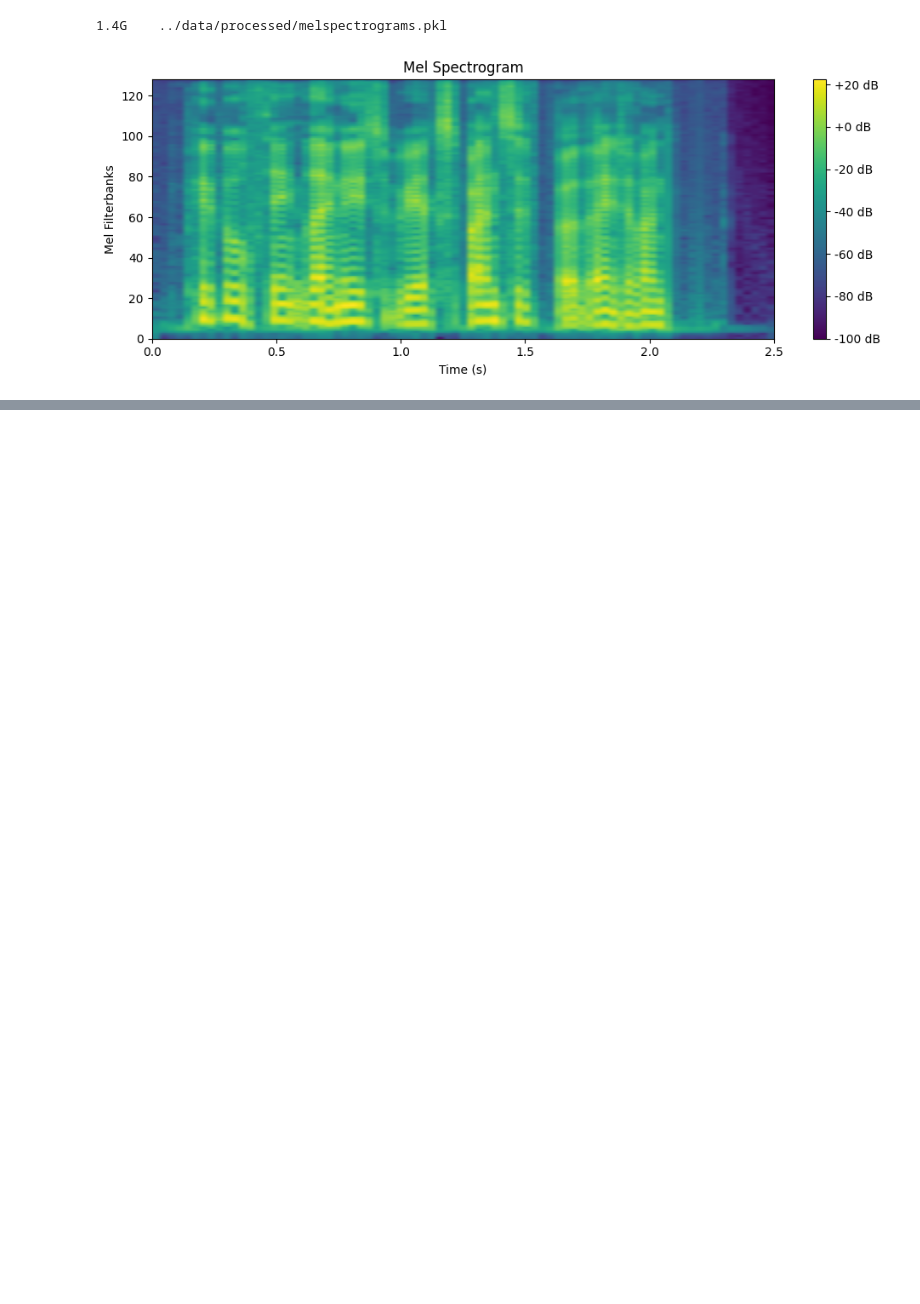
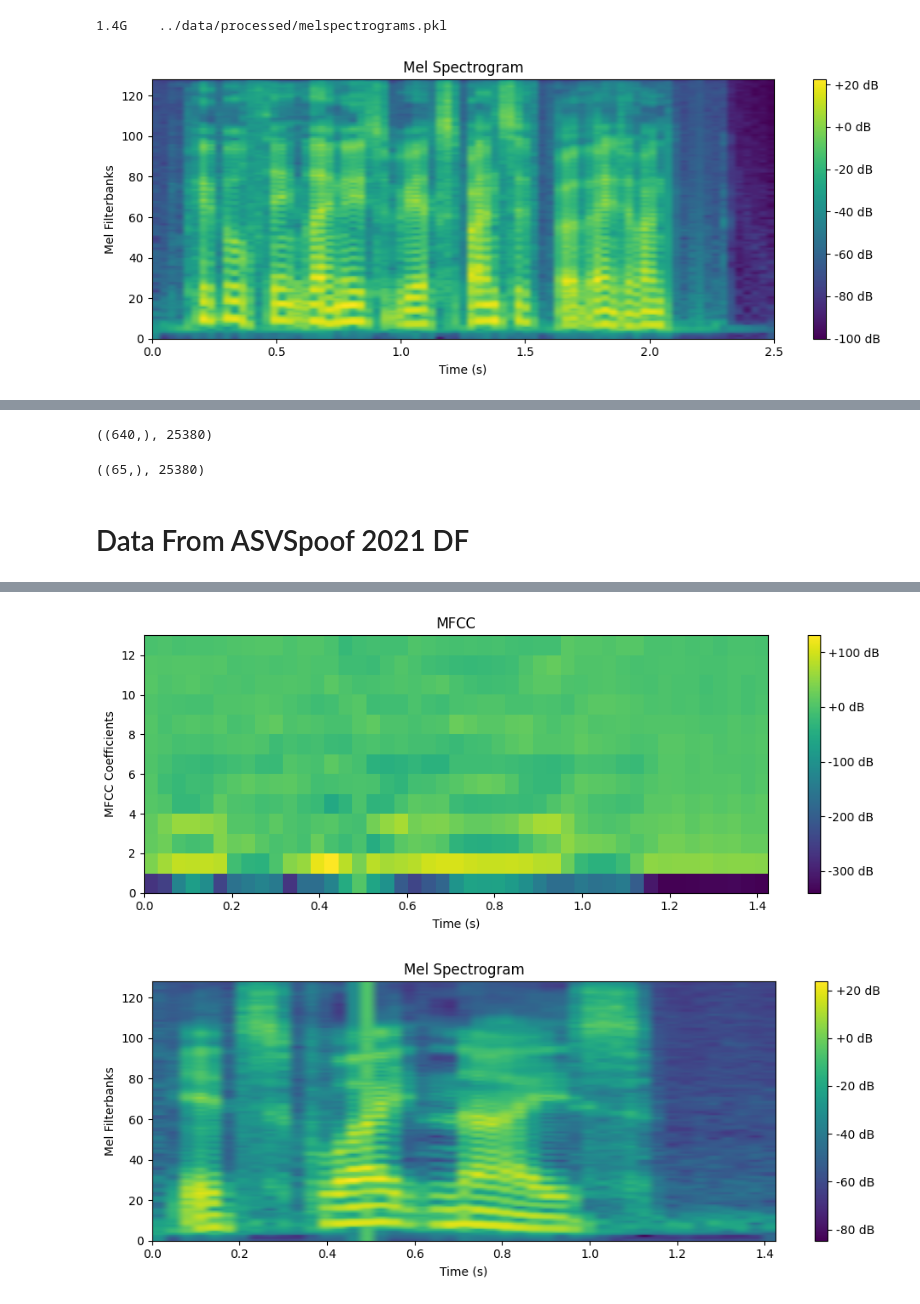
Before and after one commit to VictorBeraldo/audio_symbolic_regression, a Jupyter notebook: notebooks/dataprep.ipynb, the cells around one changed output, grey strips where cells are left out. Cells and saved outputs as stored; diff of their text form; code cells hidden in the pictures; blank space fills up the shorter version.

Commit message:
feat: compute and store extracted audio features mfcc for validation and test data

```diff
--- a/notebooks/dataprep.ipynb
+++ b/notebooks/dataprep.ipynb
@@ -125,0 +143,56 @@ Error:
+# %%
+filterbanks_features_list[0]['features'].shape, len(filterbanks_features_list)
+# %% [output]
+((640,), 25380)
+# %%
+mfcc_features_list[0]['features'].shape, len(mfcc_features_list)
+# %% [output]
+((65,), 25380)
+# %% [markdown]
+# Data From ASVSpoof 2021 DF
+# %%
+filepath = '../data/raw/ASVspoof2021_DF_eval_part00/flac/DF_E_2000011.flac'
+waveform = load_audio(filepath)
+mfcc_features = extract_mfcc(waveform)
+# %%
+sample_rate = 16000
+n_fft = 1024
+hop_length = 512
+
+# Carregar áudio
+waveform = load_audio(filepath)
+
+# Tocar áudio
+ipd.display(ipd.Audio(waveform.numpy(), rate=sample_rate))
+
+# MFCC
+feature_mfcc = extract_mfcc(waveform, sample_rate=sample_rate, n_fft=n_fft, hop_length=hop_length)
+num_frames_mfcc = feature_mfcc.shape[-1]
+duration = waveform.shape[-1] / sample_rate
+time_axis_mfcc = np.linspace(0, duration, num_frames_mfcc)
+
+plt.figure(figsize=(10, 4))
+plt.imshow(feature_mfcc.squeeze().numpy(), cmap='viridis', origin='lower', aspect='auto',
+           extent=[time_axis_mfcc.min(), time_axis_mfcc.max(), 0, feature_mfcc.shape[1]])
+plt.colorbar(format='%+2.0f dB')
+plt.title('MFCC')
+plt.xlabel('Time (s)')
+plt.ylabel('MFCC Coefficients')
+plt.tight_layout()
+plt.show()
+
+# Mel Spectrogram
+feature_mel = extract_melspectrogram(waveform, sample_rate=sample_rate, n_fft=n_fft, hop_length=hop_length)
+num_frames_mel = feature_mel.shape[-1]
+time_axis_mel = np.linspace(0, duration, num_frames_mel)
+
+plt.figure(figsize=(10, 4))
+plt.imshow(feature_mel.squeeze().numpy(), cmap='viridis', origin='lower', aspect='auto',
+           extent=[time_axis_mel.min(), time_axis_mel.max(), 0, feature_mel.shape[1]])
+plt.colorbar(format='%+2.0f dB')
+plt.title('Mel Spectrogram')
+plt.xlabel('Time (s)')
+plt.ylabel('Mel Filterbanks')
+plt.tight_layout()
+plt.show()
+# %% [output]
@@ -125,0 +200,2 @@ Error:
+[figure, added]
+[figure, added]
```
Also changed, not shown: parts of 16 cells of this notebook, 1 other file.
